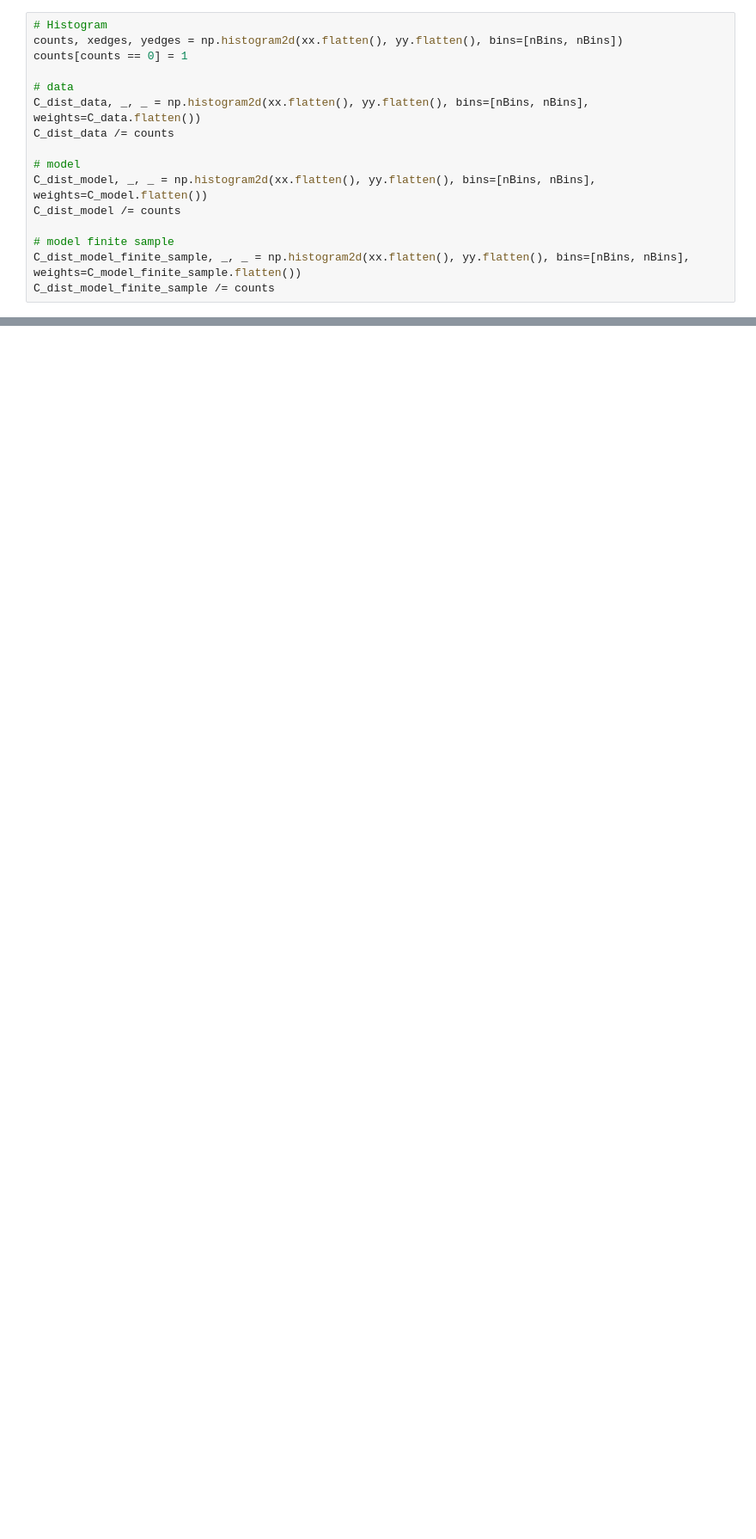
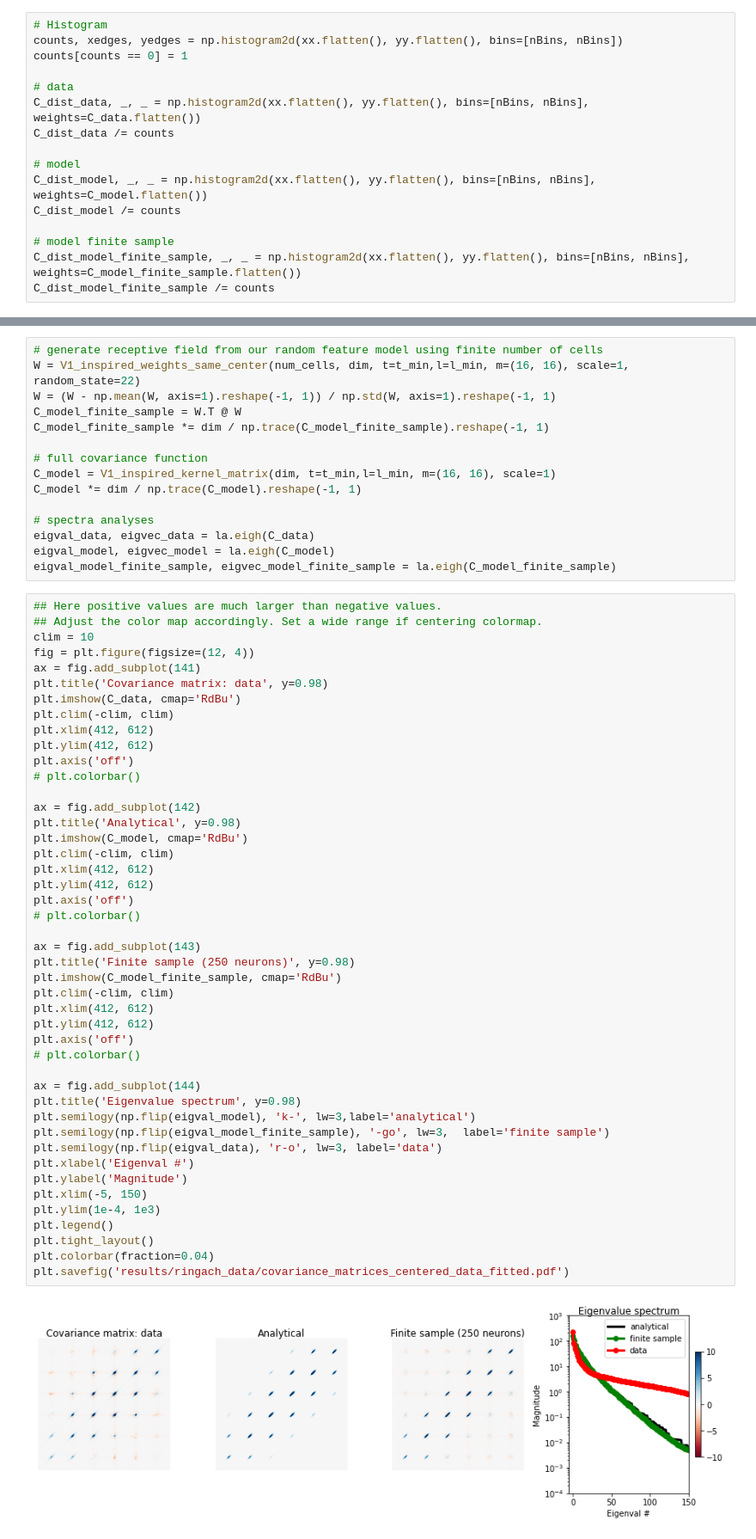
Before and after one commit to BruntonUWBio/structured-random-features, a Jupyter notebook: new_version/Ringach_V1_data.ipynb, the cells around one changed output, grey strips where cells are left out. Shown: that part at 86% size. Drawn from its saved outputs; the diff is of its cells as text; blank space fills up the shorter version.

```diff
--- a/new_version/Ringach_V1_data.ipynb
+++ b/new_version/Ringach_V1_data.ipynb
@@ -335,0 +402,62 @@ plt.colorbar(fraction=0.04)
+# %%
+# generate receptive field from our random feature model using finite number of cells
+W = V1_inspired_weights_same_center(num_cells, dim, t=t_min,l=l_min, m=(16, 16), scale=1, random_state=22)
+W = (W - np.mean(W, axis=1).reshape(-1, 1)) / np.std(W, axis=1).reshape(-1, 1)
+C_model_finite_sample = W.T @ W
+C_model_finite_sample *= dim / np.trace(C_model_finite_sample).reshape(-1, 1)
+
+# full covariance function
+C_model = V1_inspired_kernel_matrix(dim, t=t_min,l=l_min, m=(16, 16), scale=1)
+C_model *= dim / np.trace(C_model).reshape(-1, 1)
+
+# spectra analyses
+eigval_data, eigvec_data = la.eigh(C_data)
+eigval_model, eigvec_model = la.eigh(C_model)
+eigval_model_finite_sample, eigvec_model_finite_sample = la.eigh(C_model_finite_sample)
+# %%
+## Here positive values are much larger than negative values.
+## Adjust the color map accordingly. Set a wide range if centering colormap.
+clim = 10
+fig = plt.figure(figsize=(12, 4))
+ax = fig.add_subplot(141)
+plt.title('Covariance matrix: data', y=0.98)
+plt.imshow(C_data, cmap='RdBu')
+plt.clim(-clim, clim)
+plt.xlim(412, 612)
+plt.ylim(412, 612)
+plt.axis('off')
+# plt.colorbar()
+
+ax = fig.add_subplot(142)
+plt.title('Analytical', y=0.98)
+plt.imshow(C_model, cmap='RdBu')
+plt.clim(-clim, clim)
+plt.xlim(412, 612)
+plt.ylim(412, 612)
+plt.axis('off')
+# plt.colorbar()
+
+ax = fig.add_subplot(143)
+plt.title('Finite sample (250 neurons)', y=0.98)
+plt.imshow(C_model_finite_sample, cmap='RdBu')
+plt.clim(-clim, clim)
+plt.xlim(412, 612)
+plt.ylim(412, 612)
+plt.axis('off')
+# plt.colorbar()
+
+ax = fig.add_subplot(144)
+plt.title('Eigenvalue spectrum', y=0.98)
+plt.semilogy(np.flip(eigval_model), 'k-', lw=3,label='analytical')
+plt.semilogy(np.flip(eigval_model_finite_sample), '-go', lw=3,  label='finite sample')
+plt.semilogy(np.flip(eigval_data), 'r-o', lw=3, label='data')
+plt.xlabel('Eigenval #')
+plt.ylabel('Magnitude')
+plt.xlim(-5, 150)
+plt.ylim(1e-4, 1e3)
+plt.legend()
+plt.tight_layout()
+plt.colorbar(fraction=0.04)
+plt.savefig('results/ringach_data/covariance_matrices_centered_data_fitted.pdf')
+# %% [output]
+[figure, added]
```
Also changed, not shown: parts of 22 cells of this notebook, 6 other files.
